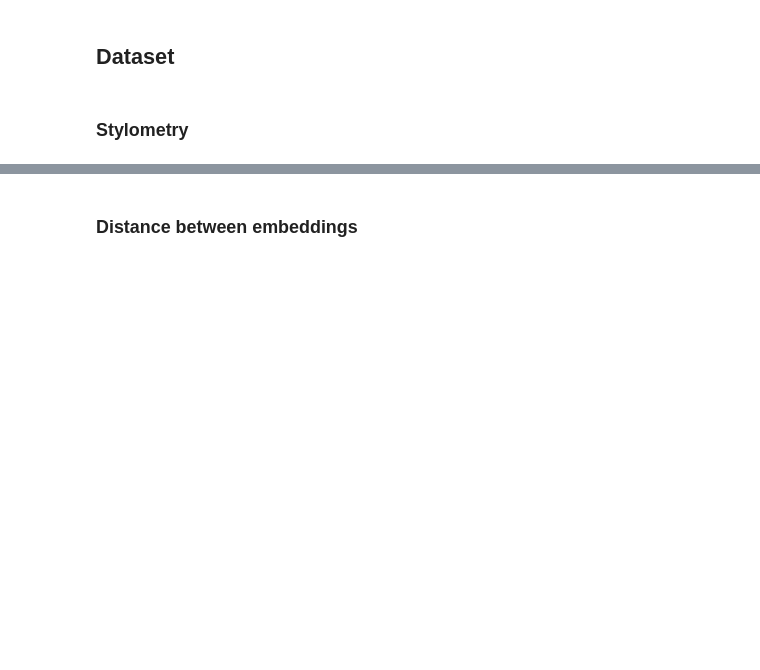
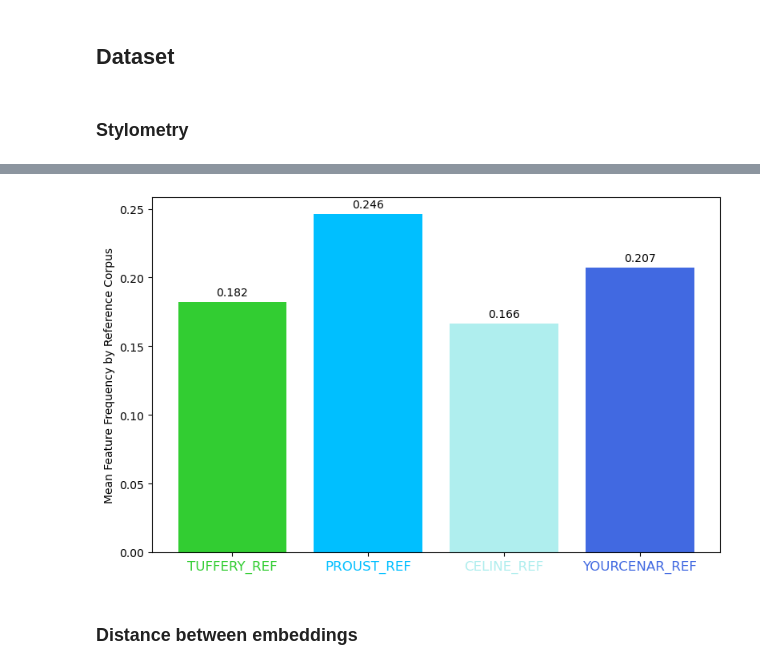
Before and after one commit to sma-libra/style-embedding-sensitivity, a Jupyter notebook: Results/4.2_vectors_sensitivity_to_human_style.ipynb, the cells around one changed output, grey strips where cells are left out. Drawn from its saved outputs; the diff is of its cells as text; code cells hidden in the pictures; blank space fills up the shorter version.

```diff
--- a/Results/4.2_vectors_sensitivity_to_human_style.ipynb
+++ b/Results/4.2_vectors_sensitivity_to_human_style.ipynb
@@ -156,3 +159,50 @@ mean_by_author.head()
+# %%
+# Extract the Mean row
+mean_values = mean_by_author.loc["Mean"]
+
+# Define custom colors in the same order as your columns
+colors = {
+    "Tuffery": "limegreen",
+    "Proust": "deepskyblue",
+    "Celine": "paleturquoise",
+    "Yourcenar": "royalblue"
+}
+
+
+labels = {
+    "Tuffery": "TUFFERY_REF",
+    "Proust": "PROUST_REF",
+    "Celine": "CELINE_REF",
+    "Yourcenar": "YOURCENAR_REF"
+}
+
+# Create bar plot with custom colors
+plt.figure(figsize=(8, 5))
+plt.bar(mean_values.index, mean_values.values,
+        color=[colors[author] for author in mean_values.index])
+
+plt.xticks(ticks=range(len(mean_values.index)),
+           labels=[labels[author] for author in mean_values.index],
+           fontsize=12)
+
+# Get the current tick label Text objects
+tick_texts = plt.gca().get_xticklabels()
+
+# Set individual colors
+for i, author in enumerate(mean_values.index):
+    tick_texts[i].set_color(colors[author])
+
+# Add labels and title
+plt.ylabel("Mean Feature Frequency by Reference Corpus")
+
+# Add value labels on top of bars
+for i, v in enumerate(mean_values.values):
+    plt.text(i, v+0.003, f"{v:.3f}", ha='center', va='bottom')
+
+plt.tight_layout()
+plt.show()
+# %% [output]
+[figure, added]
 # %% [markdown]
 ### Distance between embeddings
 # %%
```
Also changed, not shown: parts of 1 cell of this notebook.
